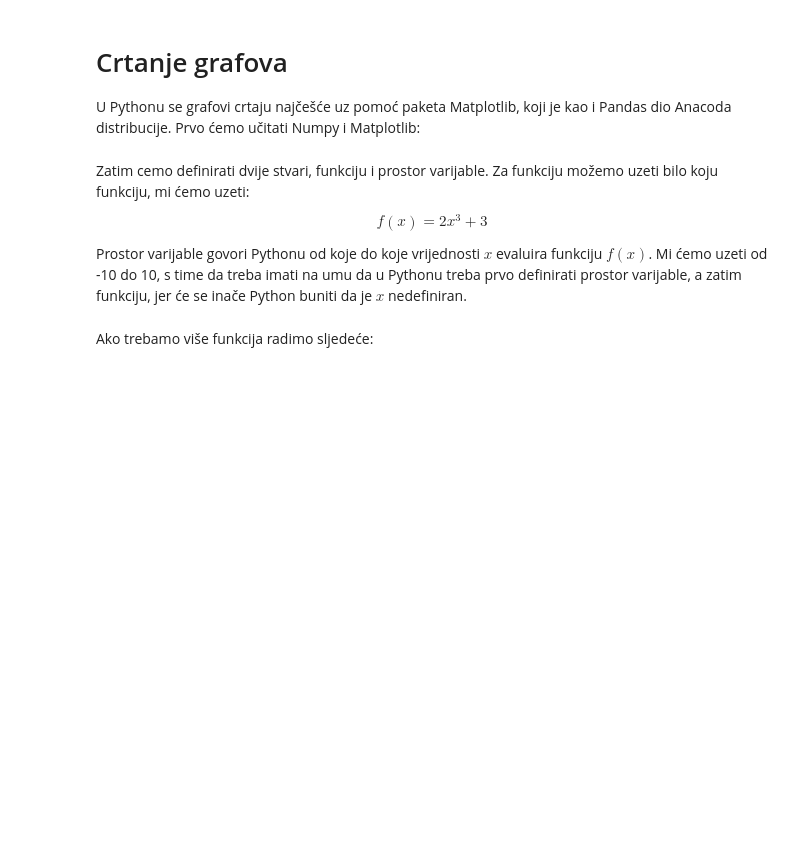
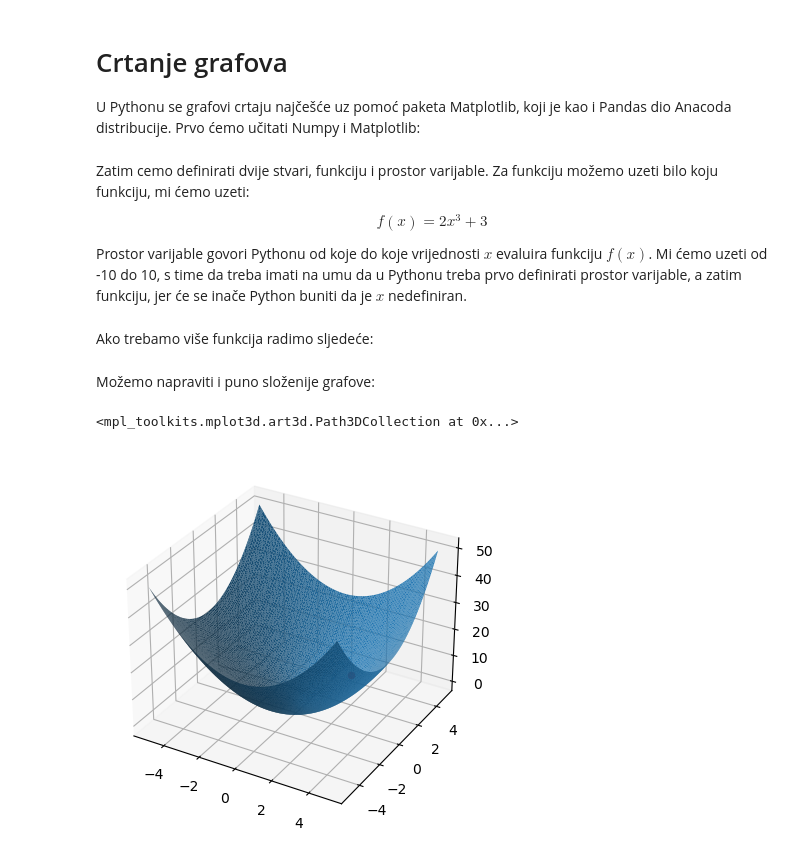
Before and after one commit to skansi/Uvod_AI_2024, a Jupyter notebook: 5_Pandas_Matplotlib.ipynb, the cells around one changed output. Drawn from its saved outputs; the diff is of its cells as text; code cells hidden in the pictures; blank space fills up the shorter version.

```diff
--- a/5_Pandas_Matplotlib.ipynb
+++ b/5_Pandas_Matplotlib.ipynb
@@ -173,3 +173,26 @@ plt.plot(x,fx4, label="čudan tangens")
 
 
 plt.legend()
+# %% [markdown]
+Možemo napraviti i puno složenije grafove:
+# %%
+import numpy as np
+import matplotlib.pyplot as plt
+from mpl_toolkits.mplot3d import Axes3D
+from mpl_toolkits.mplot3d import proj3d
+
+line = np.linspace(-5,5,100)
+xx, yy = np.meshgrid(line, line)
+grid = np.vstack((xx.flatten(),yy.flatten())).T
+x_values = grid[:,0]
+y_values = grid[:,1]
+z_values = x_values ** 2 + y_values ** 2
+
+fig=plt.figure()
+ax=fig.add_subplot(111,projection="3d")
+ax.plot_trisurf(x_values, y_values, z_values, linewidth=0.2, antialiased=True)
+
+ax.scatter([2],[2],[8], c="red")
+# %% [output]
+<mpl_toolkits.mplot3d.art3d.Path3DCollection at 0x...>
+[figure, added]
```
